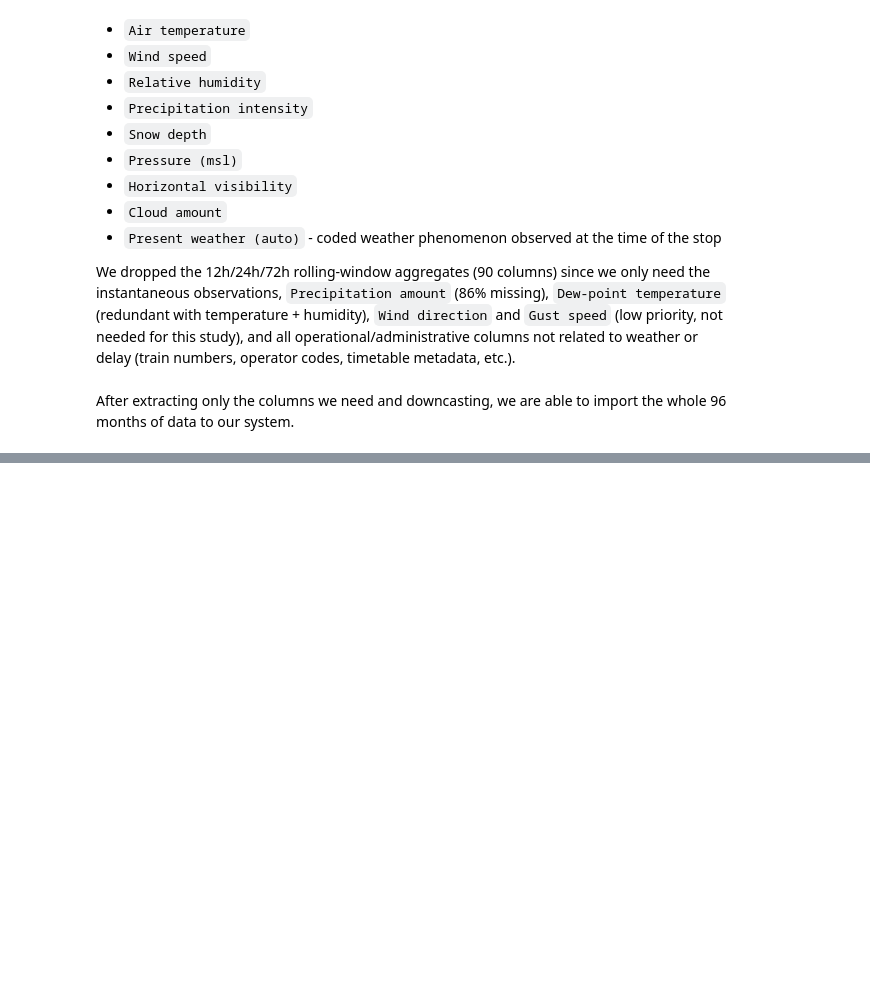
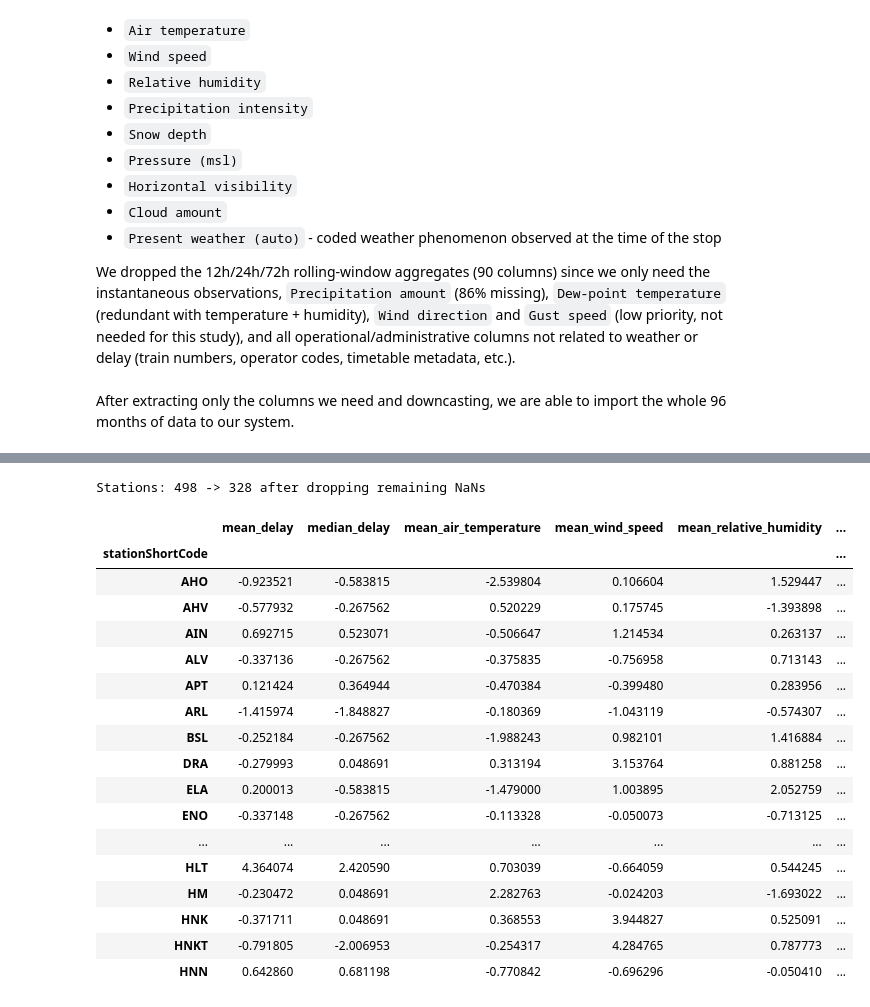
Before and after one commit to alekkiq/dkko-g2, a Jupyter notebook: project/project.ipynb, the cells around one changed output, grey strips where cells are left out. Drawn from its saved outputs; the diff is of its cells as text; code cells hidden in the pictures; blank space fills up the shorter version.

```diff
--- a/project/project.ipynb
+++ b/project/project.ipynb
@@ -202,0 +305,11 @@ After extracting only the columns we need and downcasting, we are able to import
+# %%
+#keep only rows where the train actually stopped, and drop the now-unneeded column
+rows_before = len(df_all)
+df_all = df_all[df_all['trainStopping']].drop(columns='trainStopping').reset_index(drop=True)
+df_all['stationShortCode'] = df_all['stationShortCode'].cat.remove_unused_categories()
+rows_after = len(df_all)
+
+print(f"Rows before: {rows_before:,}")
+print(f"Rows after:  {rows_after:,}")
+print(f"Dropped:     {rows_before - rows_after:,} ({(rows_before - rows_after) / rows_before * 100:.1f}%)")
+print(f"Stations remaining: {df_all['stationShortCode'].nunique()}")
@@ -202,0 +383,35 @@ After extracting only the columns we need and downcasting, we are able to import
+# %%
+from sklearn.preprocessing import StandardScaler
+
+#drop any station still carrying a NaN (StandardScaler can't handle them) before scaling
+station_features_clean = station_features.dropna().reset_index(drop=True)
+print(f"Stations: {len(station_features)} -> {len(station_features_clean)} after dropping remaining NaNs")
+
+#scale the per-station features for k-means
+cluster_cols = [c for c in station_features_clean.columns if c not in ('stationShortCode', 'stop_count')]
+
+scaler = StandardScaler()
+scaled_features = scaler.fit_transform(station_features_clean[cluster_cols])
+
+scaled_df = pd.DataFrame(scaled_features, columns=cluster_cols, index=station_features_clean['stationShortCode'])
+scaled_df.head(30)
+# %% [output]
+Stations: 498 -> 328 after dropping remaining NaNs
+|  | mean_delay | median_delay | mean_air_temperature | mean_wind_speed | mean_relative_humidity | ... |
+| stationShortCode |  |  |  |  |  | ... |
+| AHO | -0.923521 | -0.583815 | -2.539804 | 0.106604 | 1.529447 | ... |
+| AHV | -0.577932 | -0.267562 | 0.520229 | 0.175745 | -1.393898 | ... |
+| AIN | 0.692715 | 0.523071 | -0.506647 | 1.214534 | 0.263137 | ... |
+| ALV | -0.337136 | -0.267562 | -0.375835 | -0.756958 | 0.713143 | ... |
+| APT | 0.121424 | 0.364944 | -0.470384 | -0.399480 | 0.283956 | ... |
+| ARL | -1.415974 | -1.848827 | -0.180369 | -1.043119 | -0.574307 | ... |
+| BSL | -0.252184 | -0.267562 | -1.988243 | 0.982101 | 1.416884 | ... |
+| DRA | -0.279993 | 0.048691 | 0.313194 | 3.153764 | 0.881258 | ... |
+| ELA | 0.200013 | -0.583815 | -1.479000 | 1.003895 | 2.052759 | ... |
+| ENO | -0.337148 | -0.267562 | -0.113328 | -0.050073 | -0.713125 | ... |
+| ... | ... | ... | ... | ... | ... | ... |
+| HLT | 4.364074 | 2.420590 | 0.703039 | -0.664059 | 0.544245 | ... |
+| HM | -0.230472 | 0.048691 | 2.282763 | -0.024203 | -1.693022 | ... |
+| HNK | -0.371711 | 0.048691 | 0.368553 | 3.944827 | 0.525091 | ... |
+| HNKT | -0.791805 | -2.006953 | -0.254317 | 4.284765 | 0.787773 | ... |
+| HNN | 0.642860 | 0.681198 | -0.770842 | -0.696296 | -0.050410 | ... |
```
Also changed, not shown: parts of 12 cells of this notebook.
